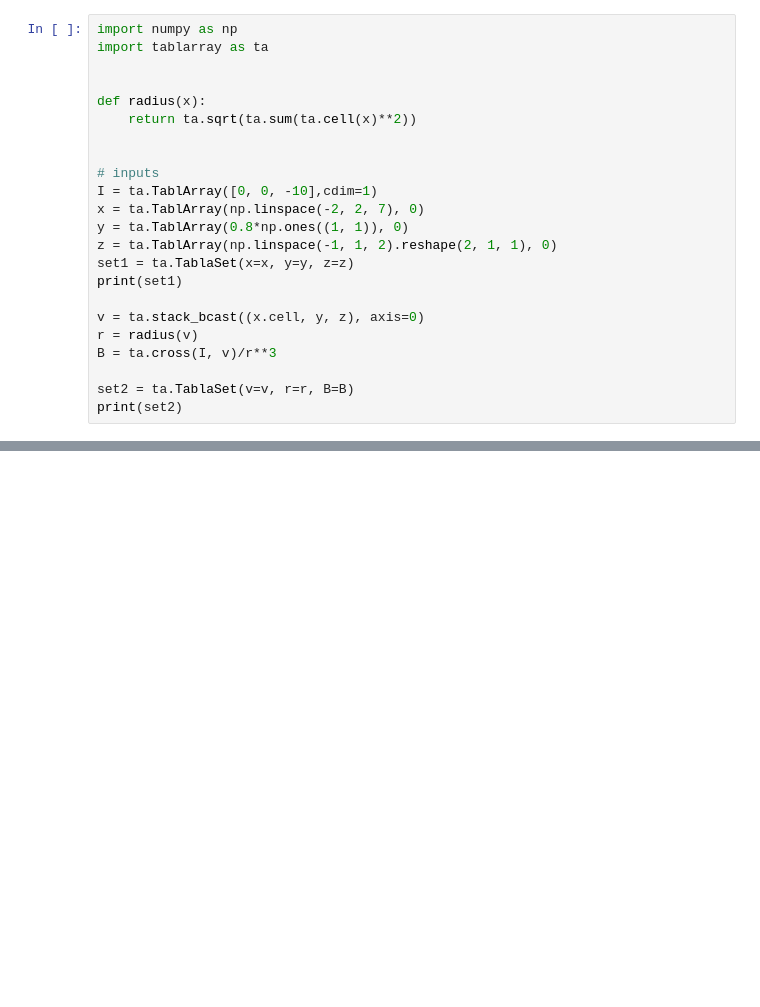
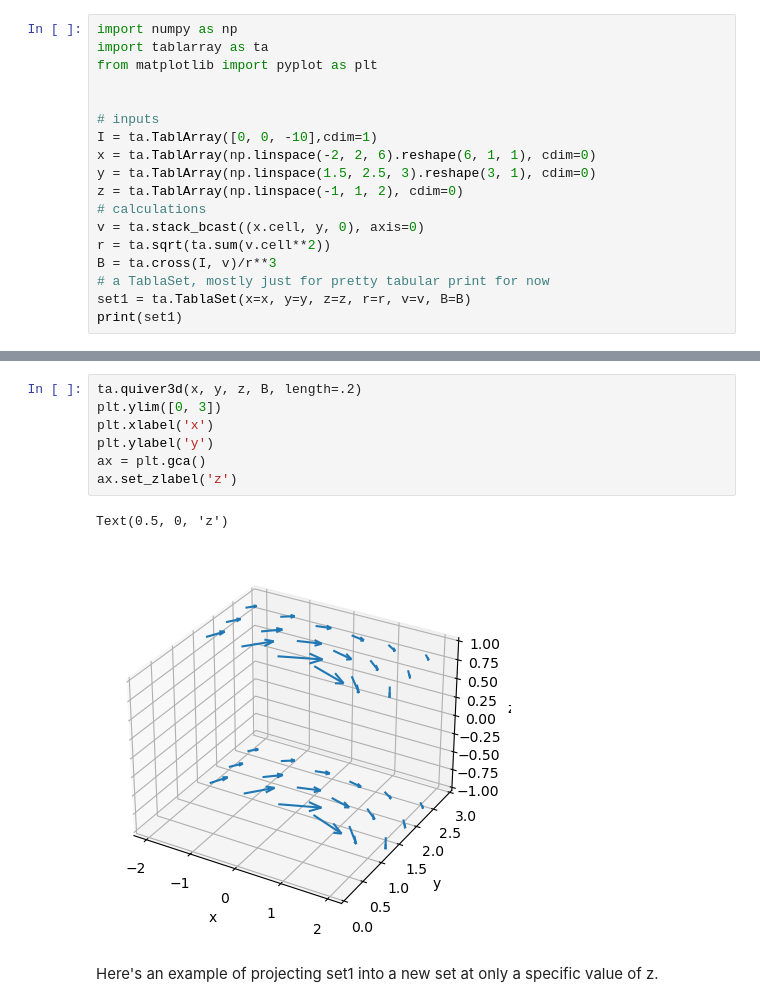
Before and after one commit to chriscannon9001/tablarray, a Jupyter notebook: docs/bigidea_TablaSet.ipynb, the cells around one changed output, grey strips where cells are left out. Saved outputs shown, nothing was run; the diff lists cells and outputs as text; blank space fills up the shorter version.

Commit message:
Now tablarray plotting functions are working. Also docs update.

```diff
--- a/docs/bigidea_TablaSet.ipynb
+++ b/docs/bigidea_TablaSet.ipynb
@@ -30,24 +27,19 @@ I'm considering some possible significant changes that might make TablaSet easie
 # %%
 import numpy as np
 import tablarray as ta
-
-
-def radius(x):
-    return ta.sqrt(ta.sum(ta.cell(x)**2))
+from matplotlib import pyplot as plt
 
 
 # inputs
 I = ta.TablArray([0, 0, -10],cdim=1)
-x = ta.TablArray(np.linspace(-2, 2, 7), 0)
-y = ta.TablArray(0.8*np.ones((1, 1)), 0)
-z = ta.TablArray(np.linspace(-1, 1, 2).reshape(2, 1, 1), 0)
-set1 = ta.TablaSet(x=x, y=y, z=z)
+x = ta.TablArray(np.linspace(-2, 2, 6).reshape(6, 1, 1), cdim=0)
+y = ta.TablArray(np.linspace(1.5, 2.5, 3).reshape(3, 1), cdim=0)
+z = ta.TablArray(np.linspace(-1, 1, 2), cdim=0)
+# calculations
+v = ta.stack_bcast((x.cell, y, 0), axis=0)
+r = ta.sqrt(ta.sum(v.cell**2))
+B = ta.cross(I, v)/r**3
+# a TablaSet, mostly just for pretty tabular print for now
+set1 = ta.TablaSet(x=x, y=y, z=z, r=r, v=v, B=B)
 print(set1)
-
-v = ta.stack_bcast((x.cell, y, z), axis=0)
-r = radius(v)
-B = ta.cross(I, v)/r**3
-
-set2 = ta.TablaSet(v=v, r=r, B=B)
-print(set2)
 # %% [output]
@@ -70,0 +63,12 @@ print(set2)
+# %%
+ta.quiver3d(x, y, z, B, length=.2)
+plt.ylim([0, 3])
+plt.xlabel('x')
+plt.ylabel('y')
+ax = plt.gca()
+ax.set_zlabel('z')
+# %% [output]
+Text(0.5, 0, 'z')
+[figure, added]
+# %% [markdown]
+Here's an example of projecting set1 into a new set at only a specific value of z.
```
Also changed, not shown: parts of 4 cells of this notebook, 6 other files.
